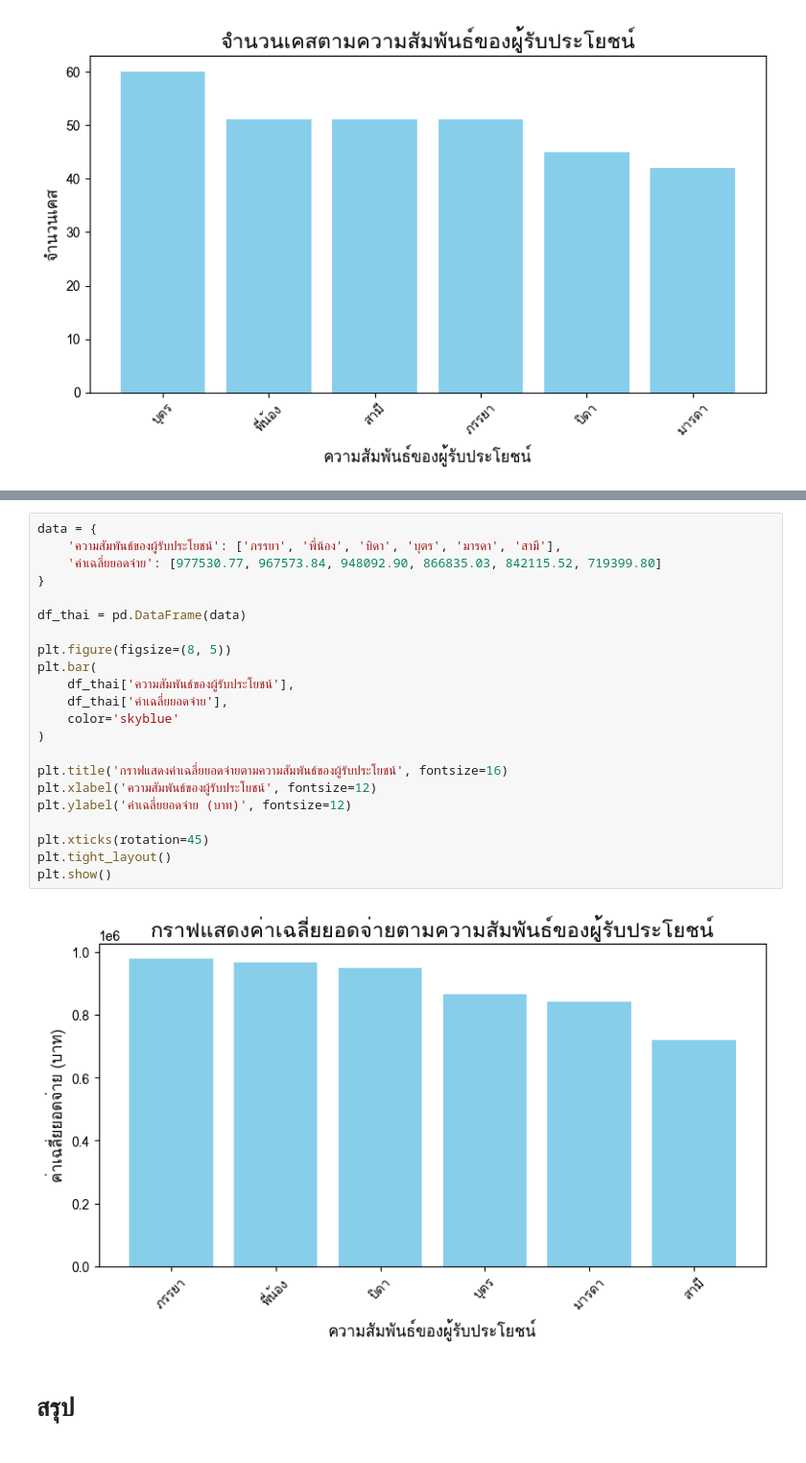
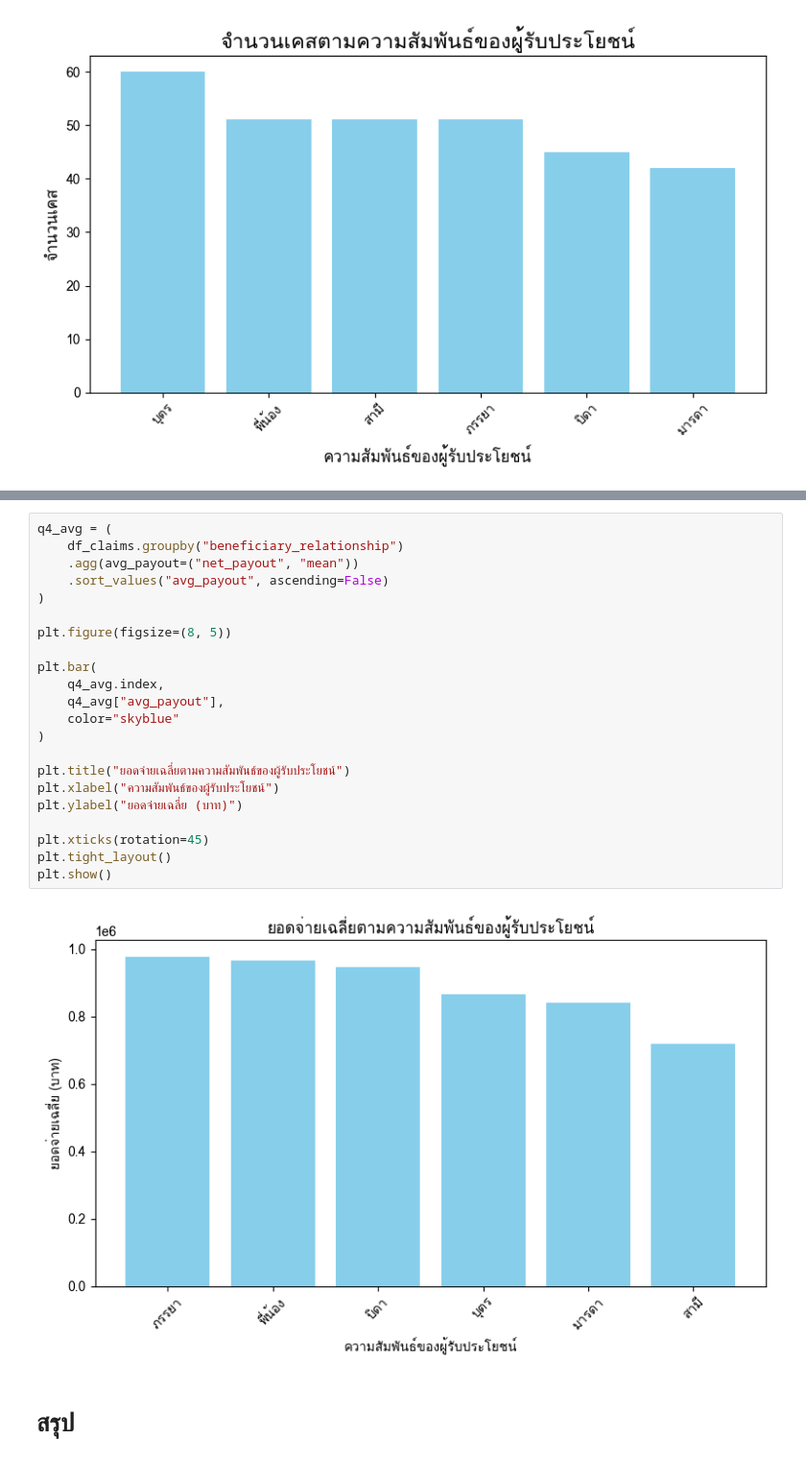
Before and after one commit to toryor31oct/group15-Fun-Rai-Kwam-plod-Phai, a Jupyter notebook: Present.ipynb, the cells around one changed output, grey strips where cells are left out. Shown at 96% size. Drawn from its saved outputs; the diff is of its cells as text.

```diff
--- a/Present.ipynb
+++ b/Present.ipynb
@@ -1484,27 +1484,27 @@ plt.show()
-# %%
-data = {
-    'ความสัมพันธ์ของผู้รับประโยชน์': ['ภรรยา', 'พี่น้อง', 'บิดา', 'บุตร', 'มารดา', 'สามี'],
-    'ค่าเฉลี่ยยอดจ่าย': [977530.77, 967573.84, 948092.90, 866835.03, 842115.52, 719399.80]
-}
-
-df_thai = pd.DataFrame(data)
-
-plt.figure(figsize=(8, 5))
-plt.bar(
-    df_thai['ความสัมพันธ์ของผู้รับประโยชน์'],
-    df_thai['ค่าเฉลี่ยยอดจ่าย'],
-    color='skyblue'
-)
-
-plt.title('กราฟแสดงค่าเฉลี่ยยอดจ่ายตามความสัมพันธ์ของผู้รับประโยชน์', fontsize=16)
-plt.xlabel('ความสัมพันธ์ของผู้รับประโยชน์', fontsize=12)
-plt.ylabel('ค่าเฉลี่ยยอดจ่าย (บาท)', fontsize=12)
-
-plt.xticks(rotation=45)
-plt.tight_layout()
-plt.show()
-# %% [output]
-[figure, removed]
+# %%
+q4_avg = (
+    df_claims.groupby("beneficiary_relationship")
+    .agg(avg_payout=("net_payout", "mean"))
+    .sort_values("avg_payout", ascending=False)
+)
+
+plt.figure(figsize=(8, 5))
+
+plt.bar(
+    q4_avg.index,
+    q4_avg["avg_payout"],
+    color="skyblue"
+)
+
+plt.title("ยอดจ่ายเฉลี่ยตามความสัมพันธ์ของผู้รับประโยชน์")
+plt.xlabel("ความสัมพันธ์ของผู้รับประโยชน์")
+plt.ylabel("ยอดจ่ายเฉลี่ย (บาท)")
+
+plt.xticks(rotation=45)
+plt.tight_layout()
+plt.show()
+# %% [output]
+[figure, added]
 # %% [markdown]
 # สรุป
 # %% [markdown]
```
Also changed, not shown: parts of 1 cell of this notebook.
